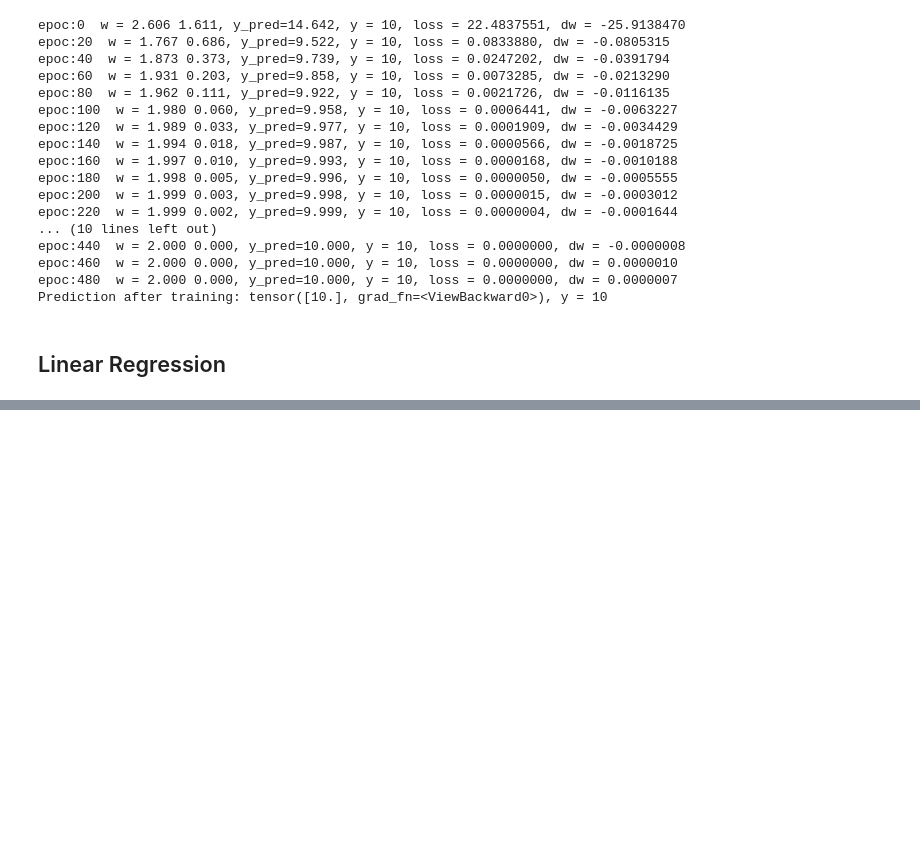
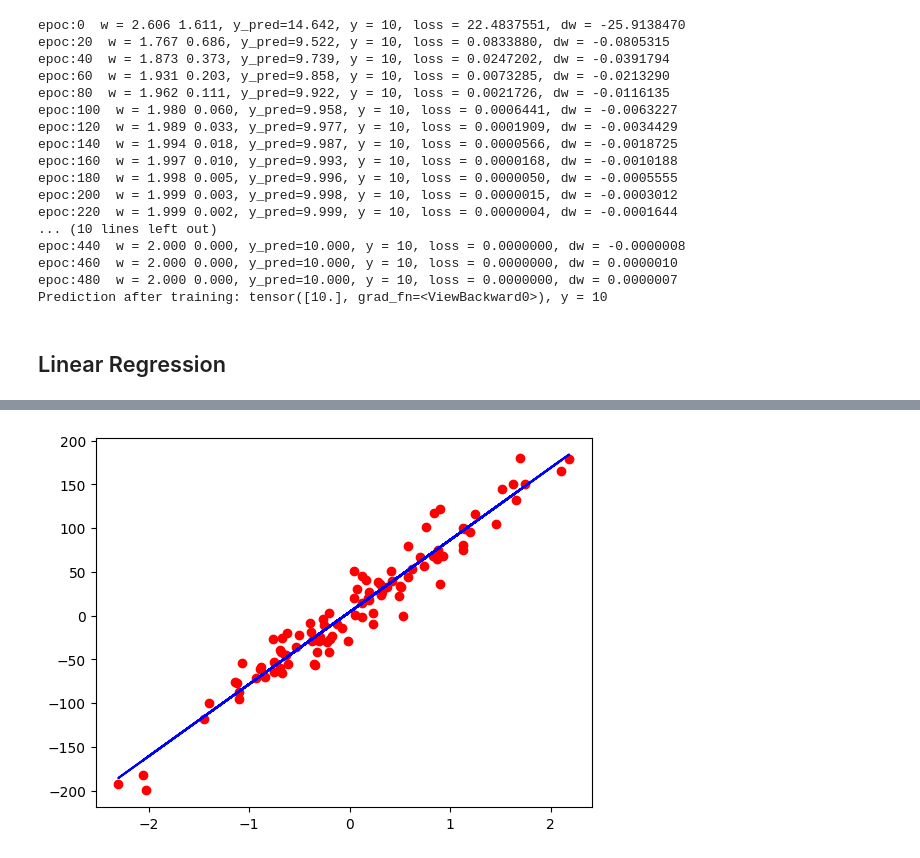
Before and after one commit to bthek1/DeepLearning, a Jupyter notebook: nbs/012_pytorch_model.ipynb, the cells around one changed output, grey strips where cells are left out. Drawn from its saved outputs; the diff is of its cells as text; code cells hidden in the pictures; blank space fills up the shorter version.

Commit message:
"b'M  DeepLearning/__init__.py\nM  nbs/012_pytorch_model.ipynb\nM  settings.ini\n'"

```diff
--- a/nbs/012_pytorch_model.ipynb
+++ b/nbs/012_pytorch_model.ipynb
@@ -692,0 +706,4 @@ Prediction after training: tensor([10.], grad_fn=<ViewBackward0>), y = 10
+# %%
+x = torch.from_numpy(x_numpy.astype(np.float32))
+y = torch.from_numpy(y_numpy.astype(np.float32))
+x[:5], y[:5]
@@ -692,0 +737,3 @@ Prediction after training: tensor([10.], grad_fn=<ViewBackward0>), y = 10
+# %%
+n_samples, n_features = x.shape
+n_samples, n_features
@@ -692,0 +742,6 @@ Prediction after training: tensor([10.], grad_fn=<ViewBackward0>), y = 10
+# %%
+#1.model
+input_size = n_features
+output_size = 1
+model = nn.Linear(input_size, output_size)
+model
@@ -692,0 +818,8 @@ Prediction after training: tensor([10.], grad_fn=<ViewBackward0>), y = 10
+# %%
+predicted = model(x).detach().numpy()
+# %%
+plt.plot(x_numpy, y_numpy, 'ro')
+plt.plot(x_numpy, predicted, 'b')
+plt.show()
+# %% [output]
+[figure, added]
```
Also changed, not shown: parts of 28 cells of this notebook, 2 other files.
